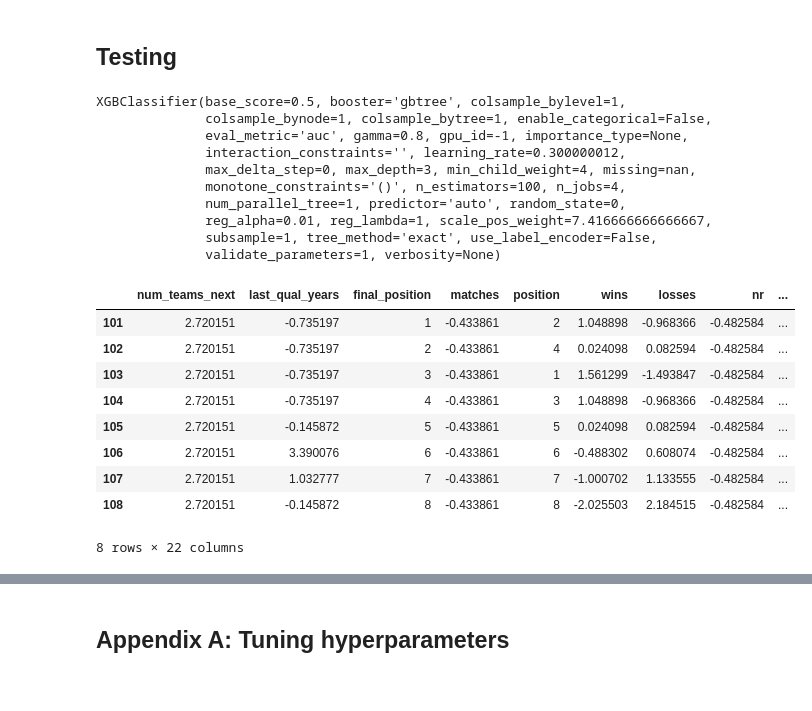
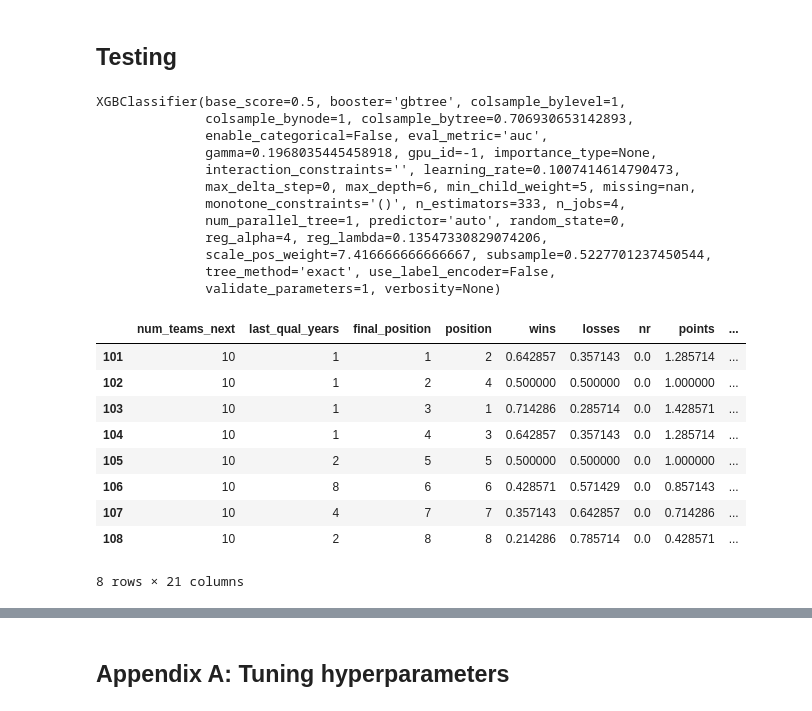
Before and after one commit to hmshreyas7/ipl-2022, a Jupyter notebook: champions-xgboost.ipynb, the cells around one changed output, grey strips where cells are left out. Cells and saved outputs as stored; diff of their text form; code cells hidden in the pictures.

```diff
--- a/champions-xgboost.ipynb
+++ b/champions-xgboost.ipynb
@@ -74,10 +75,12 @@ X, y = data.iloc[:-8, 5:-3], data.iloc[:-8, -1]
 X = X.drop(columns = 'is_captain_overseas_next')
 
 # Divide match data by number of matches
-match_data_features = ['wins', 'losses', 'nr', 'points', 'longest_winning_streak', 'longest_losing_streak']
+match_data_features = ['wins', 'losses', 'nr', 'points', 'longest_winning_streak', 'longest_winless_streak']
 X[match_data_features] = X[match_data_features].div(X.matches, axis = 0)
 match_data_features_2nd_half = list(map(lambda x: x + '_2nd_half', match_data_features))
 X[match_data_features_2nd_half] = X[match_data_features_2nd_half].div(X.matches / 2, axis = 0)
 
+X = X.drop(columns = 'matches')
+
 # Split data into train/test
 X_train, X_test, y_train, y_test = train_test_split(X, y, test_size = 24, shuffle = False)
@@ -152,36 +183,37 @@ weighted avg       0.92      0.92      0.92        24
 ## Testing
 # %%
 # Use full model
-X[continuous_features] = scaler.fit_transform(X[continuous_features])
 model.fit(X, y)
 # %% [output]
 XGBClassifier(base_score=0.5, booster='gbtree', colsample_bylevel=1,
-              colsample_bynode=1, colsample_bytree=1, enable_categorical=False,
-              eval_metric='auc', gamma=0.8, gpu_id=-1, importance_type=None,
-              interaction_constraints='', learning_rate=0.300000012,
-              max_delta_step=0, max_depth=3, min_child_weight=4, missing=nan,
-              monotone_constraints='()', n_estimators=100, n_jobs=4,
+              colsample_bynode=1, colsample_bytree=0.706930653142893,
+              enable_categorical=False, eval_metric='auc',
+              gamma=0.1968035445458918, gpu_id=-1, importance_type=None,
+              interaction_constraints='', learning_rate=0.1007414614790473,
+              max_delta_step=0, max_depth=6, min_child_weight=5, missing=nan,
+              monotone_constraints='()', n_estimators=333, n_jobs=4,
               num_parallel_tree=1, predictor='auto', random_state=0,
-              reg_alpha=0.01, reg_lambda=1, scale_pos_weight=7.416666666666667,
-              subsample=1, tree_method='exact', use_label_encoder=False,
+              reg_alpha=4, reg_lambda=0.13547330829074206,
+              scale_pos_weight=7.416666666666667, subsample=0.5227701237450544,
+              tree_method='exact', use_label_encoder=False,
               validate_parameters=1, verbosity=None)
 # %%
 X_new = data.iloc[-8:, 5:-3]
 X_new = X_new.drop(columns = 'is_captain_overseas_next')
 
 X_new[match_data_features] = X_new[match_data_features].div(X_new.matches, axis = 0)
 X_new[match_data_features_2nd_half] = X_new[match_data_features_2nd_half].div(X_new.matches / 2, axis = 0)
 
-X_new[continuous_features] = scaler.transform(X_new[continuous_features])
+X_new = X_new.drop(columns = 'matches')
 X_new
 # %% [output]
-|  | num_teams_next | last_qual_years | final_position | matches | position | wins | losses | nr | ... |
-| 101 | 2.720151 | -0.735197 | 1 | -0.433861 | 2 | 1.048898 | -0.968366 | -0.482584 | ... |
-| 102 | 2.720151 | -0.735197 | 2 | -0.433861 | 4 | 0.024098 | 0.082594 | -0.482584 | ... |
-| 103 | 2.720151 | -0.735197 | 3 | -0.433861 | 1 | 1.561299 | -1.493847 | -0.482584 | ... |
-| 104 | 2.720151 | -0.735197 | 4 | -0.433861 | 3 | 1.048898 | -0.968366 | -0.482584 | ... |
-| 105 | 2.720151 | -0.145872 | 5 | -0.433861 | 5 | 0.024098 | 0.082594 | -0.482584 | ... |
-| 106 | 2.720151 | 3.390076 | 6 | -0.433861 | 6 | -0.488302 | 0.608074 | -0.482584 | ... |
-| 107 | 2.720151 | 1.032777 | 7 | -0.433861 | 7 | -1.000702 | 1.133555 | -0.482584 | ... |
-| 108 | 2.720151 | -0.145872 | 8 | -0.433861 | 8 | -2.025503 | 2.184515 | -0.482584 | ... |
+|  | num_teams_next | last_qual_years | final_position | position | wins | losses | nr | points | ... |
+| 101 | 10 | 1 | 1 | 2 | 0.642857 | 0.357143 | 0.0 | 1.285714 | ... |
+| 102 | 10 | 1 | 2 | 4 | 0.500000 | 0.500000 | 0.0 | 1.000000 | ... |
+| 103 | 10 | 1 | 3 | 1 | 0.714286 | 0.285714 | 0.0 | 1.428571 | ... |
+| 104 | 10 | 1 | 4 | 3 | 0.642857 | 0.357143 | 0.0 | 1.285714 | ... |
+| 105 | 10 | 2 | 5 | 5 | 0.500000 | 0.500000 | 0.0 | 1.000000 | ... |
+| 106 | 10 | 8 | 6 | 6 | 0.428571 | 0.571429 | 0.0 | 0.857143 | ... |
+| 107 | 10 | 4 | 7 | 7 | 0.357143 | 0.642857 | 0.0 | 0.714286 | ... |
+| 108 | 10 | 2 | 8 | 8 | 0.214286 | 0.785714 | 0.0 | 0.428571 | ... |
-8 rows × 22 columns
+8 rows × 21 columns
```
Also changed, not shown: parts of 31 cells of this notebook.
